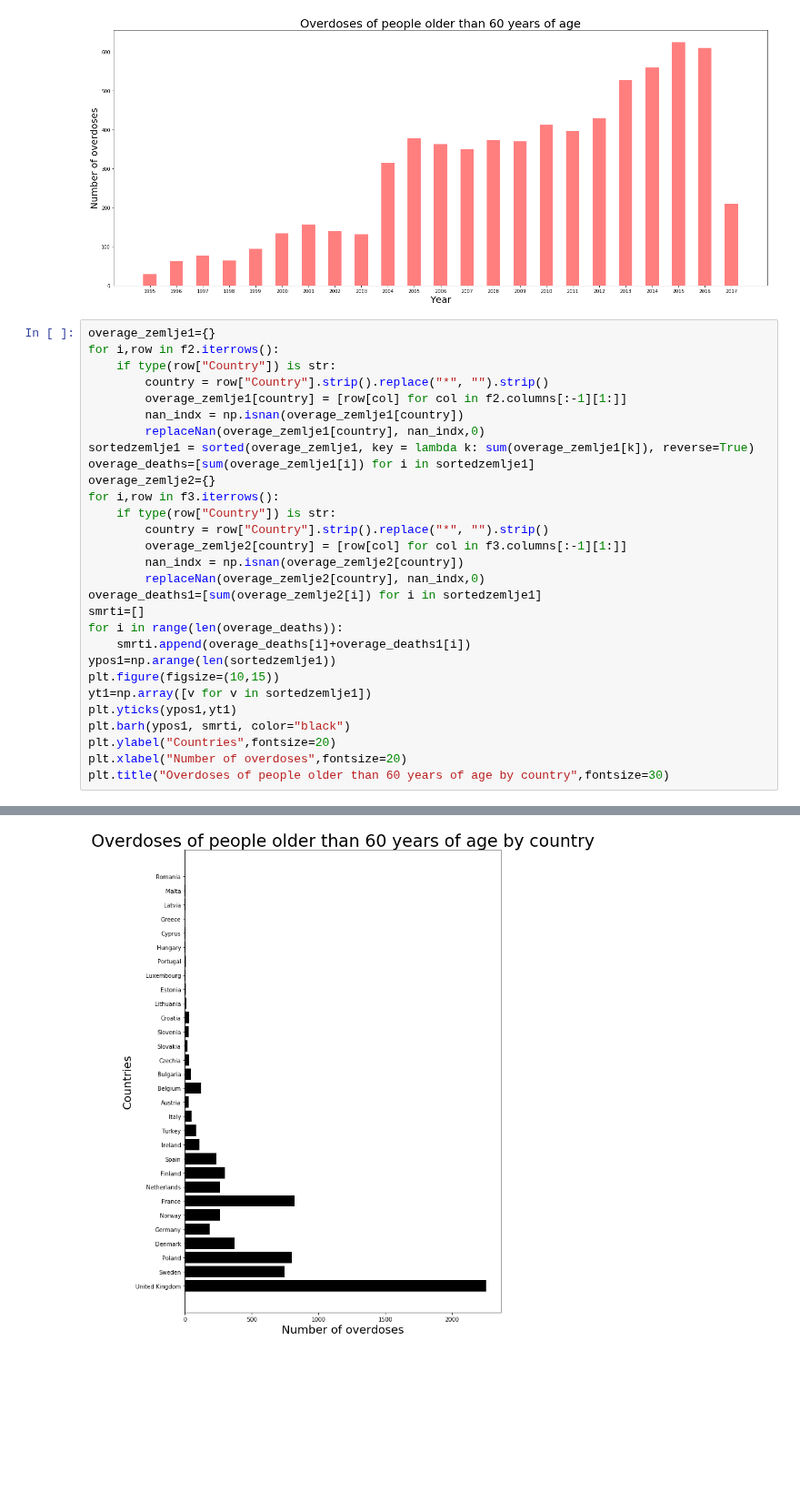
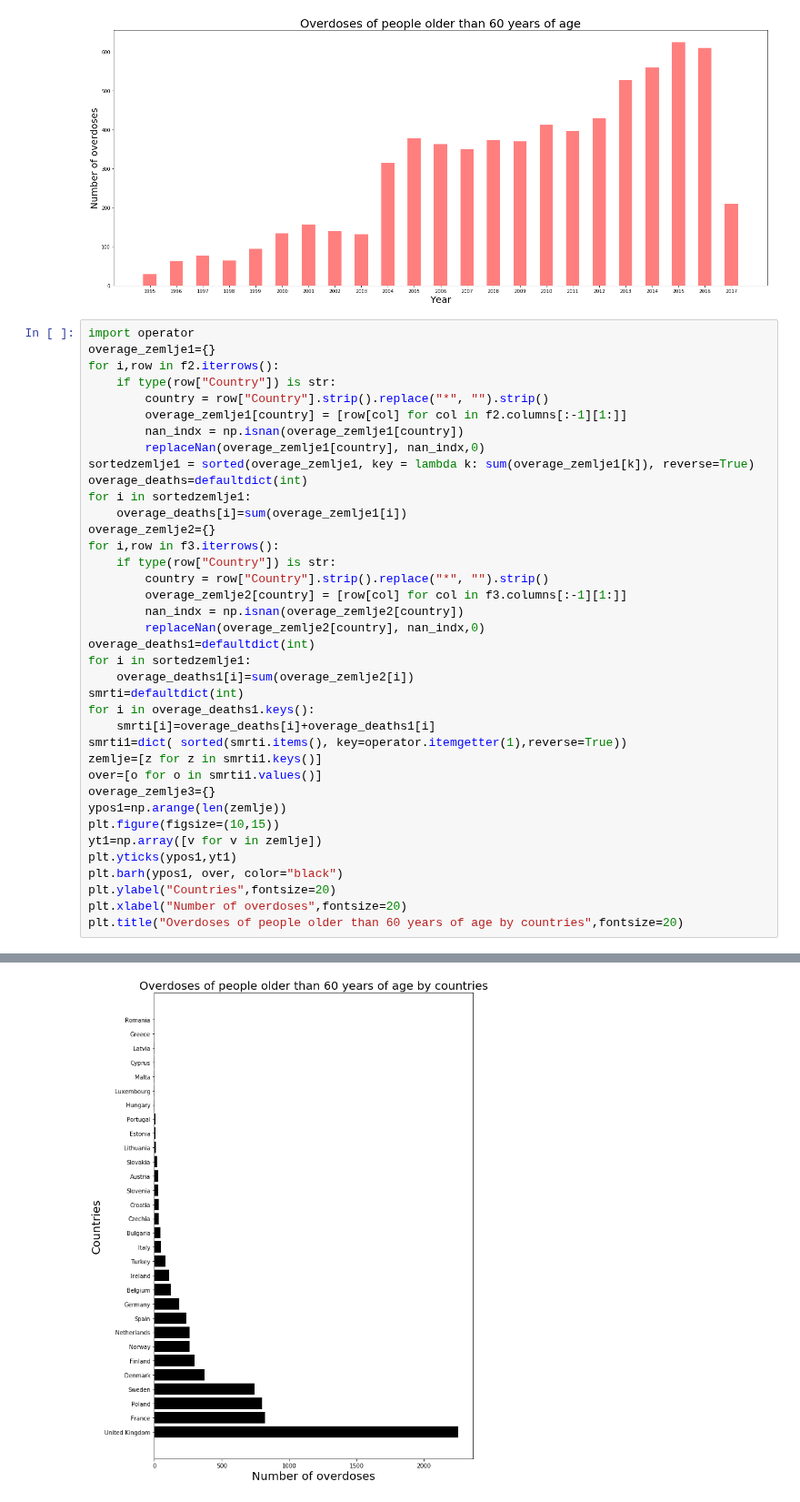
Before and after one commit to danilo1214/PR20ddpdjphv, a Jupyter notebook: Predrag.ipynb, the cells around one changed output, grey strips where cells are left out. Shown at 91% size. Drawn from its saved outputs; the diff is of its cells as text; blank space fills up the shorter version.

```diff
--- a/Predrag.ipynb
+++ b/Predrag.ipynb
@@ -99,6 +99,7 @@ plt.title("Overdoses of people older than 60 years of age",fontsize=25)
 Text(0.5, 1.0, 'Overdoses of people older than 60 years of age')
 [figure]
 # %%
+import operator
 overage_zemlje1={}
 for i,row in f2.iterrows():
     if type(row["Country"]) is str:
@@ -107,7 +108,9 @@ for i,row in f2.iterrows():
         nan_indx = np.isnan(overage_zemlje1[country])
         replaceNan(overage_zemlje1[country], nan_indx,0)
 sortedzemlje1 = sorted(overage_zemlje1, key = lambda k: sum(overage_zemlje1[k]), reverse=True)
-overage_deaths=[sum(overage_zemlje1[i]) for i in sortedzemlje1]
+overage_deaths=defaultdict(int)
+for i in sortedzemlje1:
+    overage_deaths[i]=sum(overage_zemlje1[i])
 overage_zemlje2={}
 for i,row in f3.iterrows():
     if type(row["Country"]) is str:
@@ -115,16 +118,22 @@ for i,row in f3.iterrows():
         overage_zemlje2[country] = [row[col] for col in f3.columns[:-1][1:]]
         nan_indx = np.isnan(overage_zemlje2[country])
         replaceNan(overage_zemlje2[country], nan_indx,0)
-overage_deaths1=[sum(overage_zemlje2[i]) for i in sortedzemlje1]
-smrti=[]
-for i in range(len(overage_deaths)):
-    smrti.append(overage_deaths[i]+overage_deaths1[i])
-ypos1=np.arange(len(sortedzemlje1))
+overage_deaths1=defaultdict(int)
+for i in sortedzemlje1:
+    overage_deaths1[i]=sum(overage_zemlje2[i])
+smrti=defaultdict(int)
+for i in overage_deaths1.keys():
+    smrti[i]=overage_deaths[i]+overage_deaths1[i]
+smrti1=dict( sorted(smrti.items(), key=operator.itemgetter(1),reverse=True))
+zemlje=[z for z in smrti1.keys()]
+over=[o for o in smrti1.values()]
+overage_zemlje3={}
+ypos1=np.arange(len(zemlje))
 plt.figure(figsize=(10,15))
-yt1=np.array([v for v in sortedzemlje1])
+yt1=np.array([v for v in zemlje])
 plt.yticks(ypos1,yt1)
-plt.barh(ypos1, smrti, color="black")
+plt.barh(ypos1, over, color="black")
 plt.ylabel("Countries",fontsize=20)
 plt.xlabel("Number of overdoses",fontsize=20)
-plt.title("Overdoses of people older than 60 years of age by country",fontsize=30)
+plt.title("Overdoses of people older than 60 years of age by countries",fontsize=20)
 # %% [output]
@@ -132 +141 @@ Text(0.5, 1.0, 'Overdoses of people older than 60 years of age by country')
-[figure, old version]
+[figure, new version]
```
Also changed, not shown: parts of 2 cells of this notebook.
